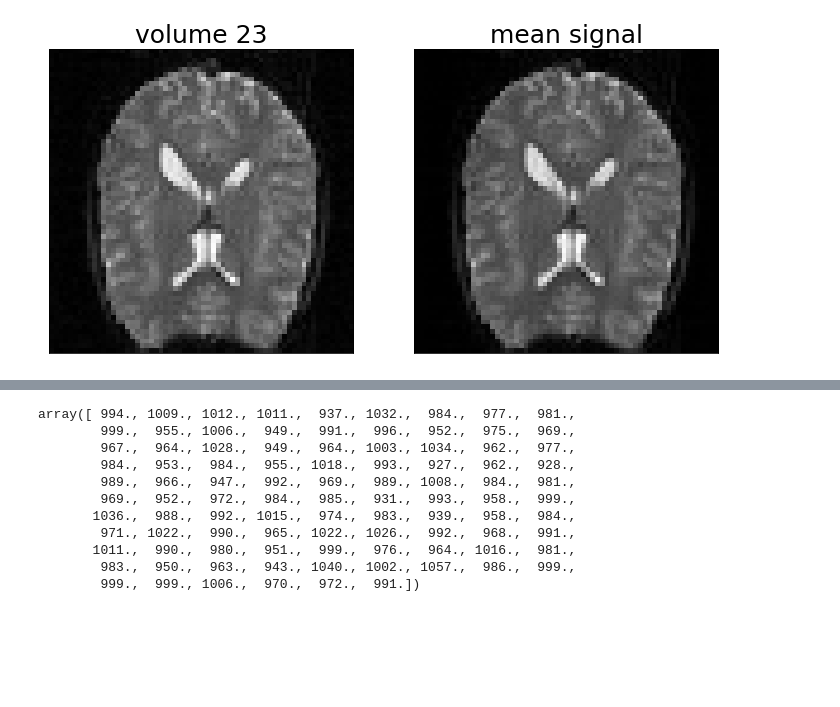
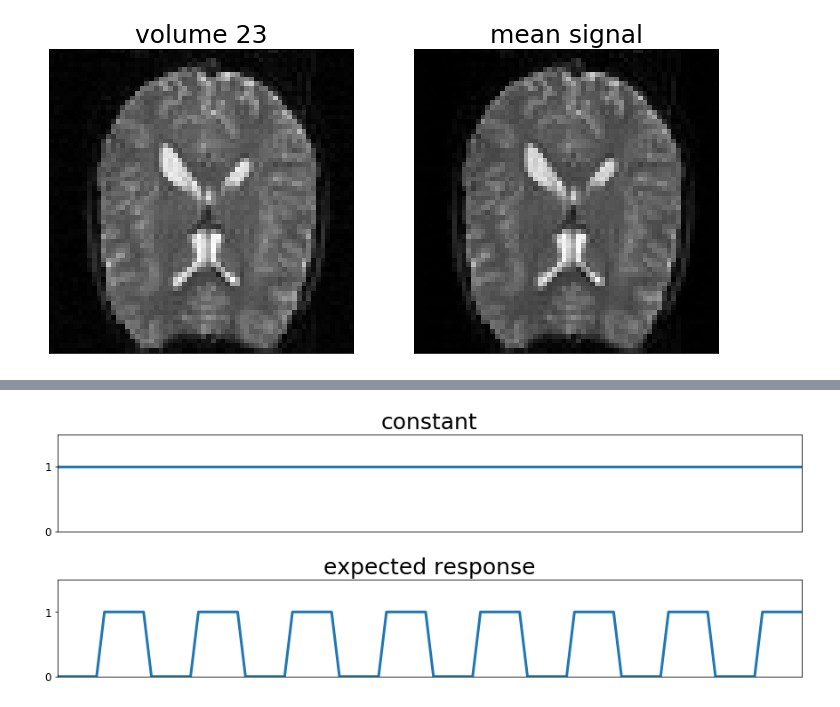
Before and after one commit to superyang713/MRI_analysis, a Jupyter notebook: analysis.ipynb, the cells around one changed output, grey strips where cells are left out. Drawn from its saved outputs; the diff is of its cells as text; code cells hidden in the pictures; blank space fills up the shorter version.

```diff
--- a/analysis.ipynb
+++ b/analysis.ipynb
@@ -206,14 +191,27 @@ plt.show()
-# %%
-img_slice_36[:, x_voxel, y_voxel]
-# %% [output]
-array([ 994., 1009., 1012., 1011.,  937., 1032.,  984.,  977.,  981.,
-        999.,  955., 1006.,  949.,  991.,  996.,  952.,  975.,  969.,
-        967.,  964., 1028.,  949.,  964., 1003., 1034.,  962.,  977.,
-        984.,  953.,  984.,  955., 1018.,  993.,  927.,  962.,  928.,
-        989.,  966.,  947.,  992.,  969.,  989., 1008.,  984.,  981.,
-        969.,  952.,  972.,  984.,  985.,  931.,  993.,  958.,  999.,
-       1036.,  988.,  992., 1015.,  974.,  983.,  939.,  958.,  984.,
-        971., 1022.,  990.,  965., 1022., 1026.,  992.,  968.,  991.,
-       1011.,  990.,  980.,  951.,  999.,  976.,  964., 1016.,  981.,
-        983.,  950.,  963.,  943., 1040., 1002., 1057.,  986.,  999.,
-        999.,  999., 1006.,  970.,  972.,  991.])
+# %%
+# Create the design matrix
+constant = np.ones(acq_num)
+rest     = np.zeros(block_size)
+stim     = np.ones(block_size)
+block    = np.concatenate((rest, stim), axis=0)
+predicted_response = np.tile(block, int(block_total/2))
+
+design_matrix = np.array((constant, predicted_response))
+title = ["constant", "expected response"]
+
+# Create the plots
+fig, axes = plt.subplots(2,1, figsize=(15, 5))
+for i, ax in enumerate(axes.flatten()):
+    ax.plot(design_matrix[i], lw=3)
+    ax.set_xlim(0, acq_num-1)
+    ax.set_ylim(0, 1.5)
+    ax.set_title(title[i], fontsize=25)
+    ax.set_xticks([])
+    ax.set_yticks([0,1])
+    ax.tick_params(labelsize=12)
+    ax.tick_params(labelsize=12)
+
+fig.subplots_adjust(wspace=0, hspace=0.5)
+plt.show()
+# %% [output]
+[figure, added]
```
Also changed, not shown: parts of 7 cells of this notebook.
